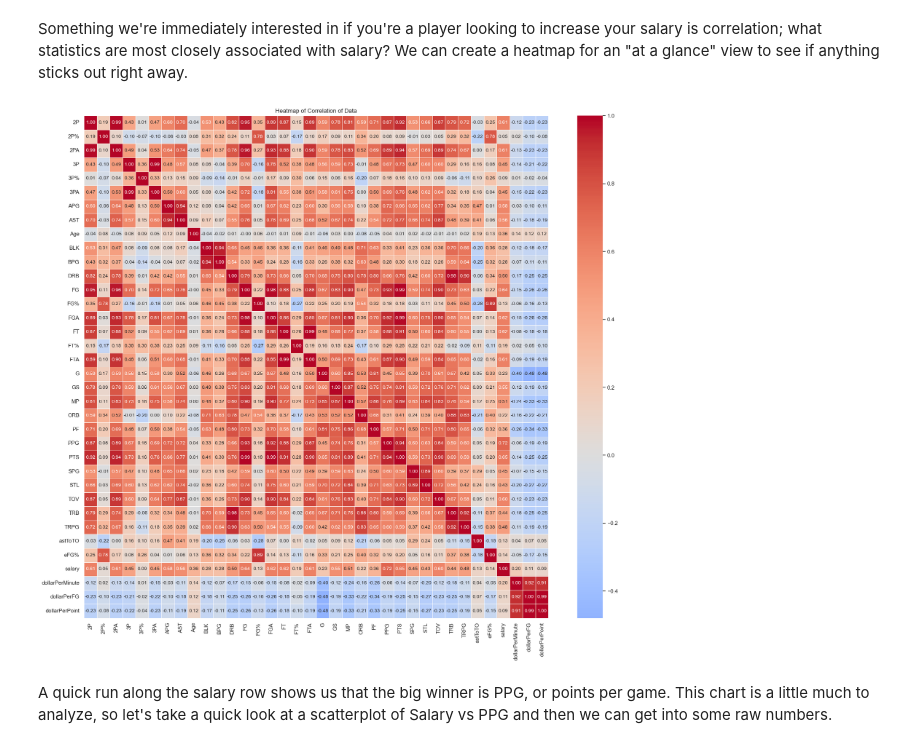
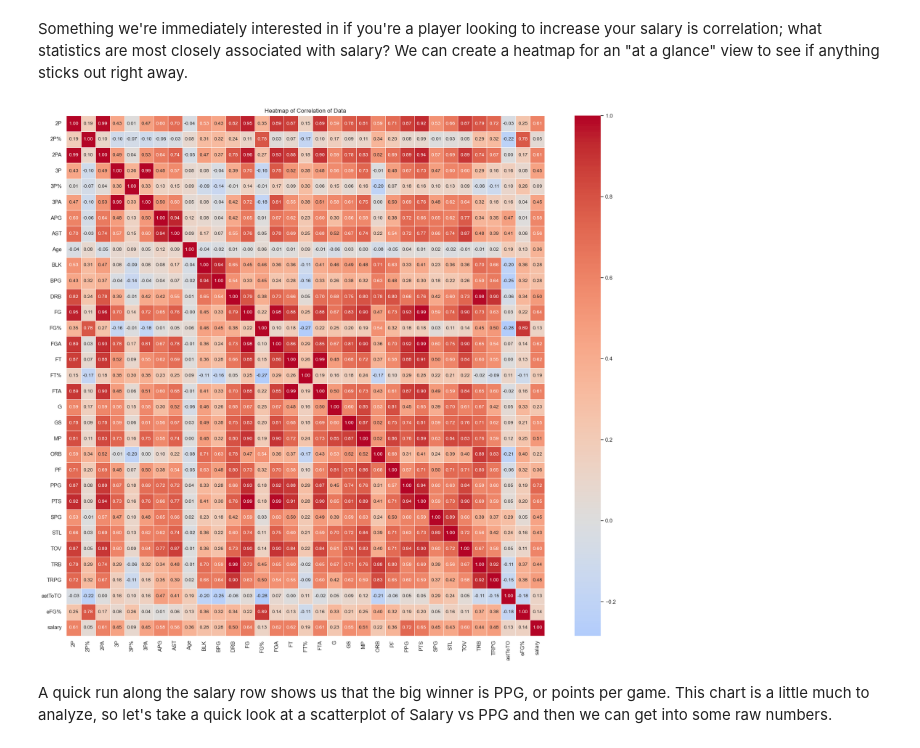
Before and after one commit to Harg-Ryan/NBA-Salary-Exploratory-Analysis-2022_23-Season, a Jupyter notebook: notebooks/NBASalaryAnalysisReport.ipynb, the cells around one changed output. Saved outputs shown, nothing was run; the diff lists cells and outputs as text; code cells hidden in the pictures.

```diff
--- a/notebooks/NBASalaryAnalysisReport.ipynb
+++ b/notebooks/NBASalaryAnalysisReport.ipynb
@@ -154,20 +169,21 @@ Showcase relationships between variables using high-quality scatter plots, corre
 Something we're immediately interested in if you're a player looking to increase your salary is correlation; what statistics are most closely associated with salary? We can create a heatmap for an "at a glance" view to see if anything sticks out right away.
 # %%
 # Calculate the correlation matrix
-correlation_matrix = df.corr(numeric_only=True)
+correlation_matrix = df.drop(columns=['dollarPerMinute','dollarPerFG','dollarPerPoint'])
+correlation_matrix = correlation_matrix.corr(numeric_only=True)
 
 plt.figure(figsize=(18, 16))  # Set the figure size
 
 # Create the heatmap of correlation matrix with improved layout
 sns.heatmap(correlation_matrix, annot=True, fmt=".2f", cmap="coolwarm", center=0,
             linewidths=0.5, annot_kws={"size": 10})
 
 # Set title
 plt.title("Heatmap of Correlation of Data")
 plt.tight_layout()  # Improve layout
 plt.show()
 # %% [output]
-[figure, old version]
+[figure, new version]
 # %% [markdown]
 A quick run along the salary row shows us that the big winner is PPG, or points per game. This chart is a little much to analyze, so let's take a quick look at a scatterplot of Salary vs PPG and then we can get into some raw numbers.
 # %%
```
Also changed, not shown: parts of 4 cells of this notebook.
